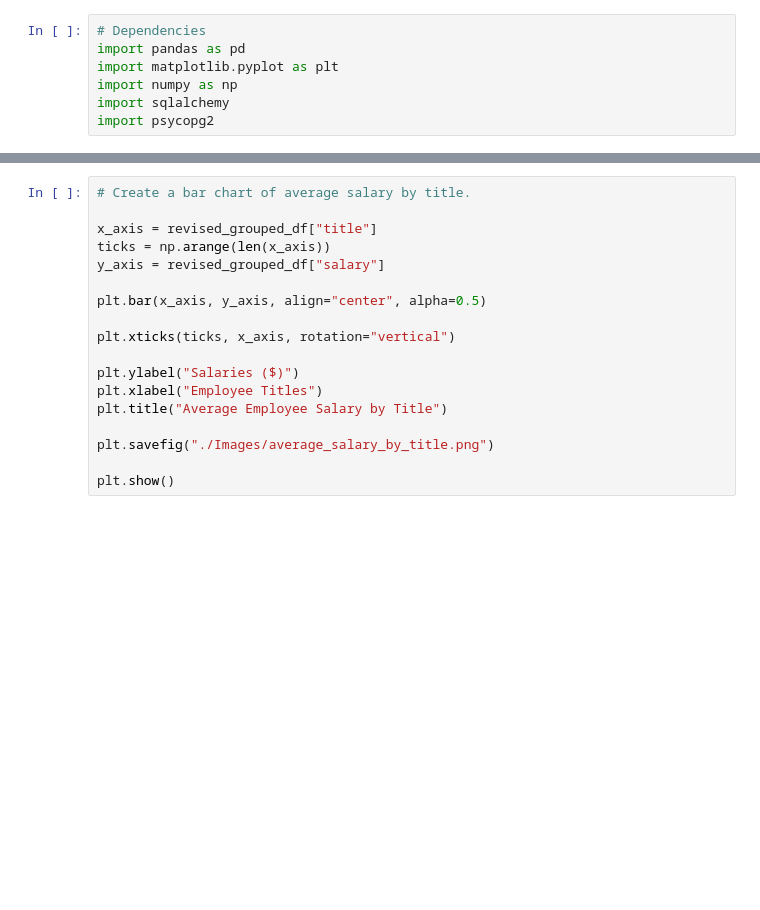
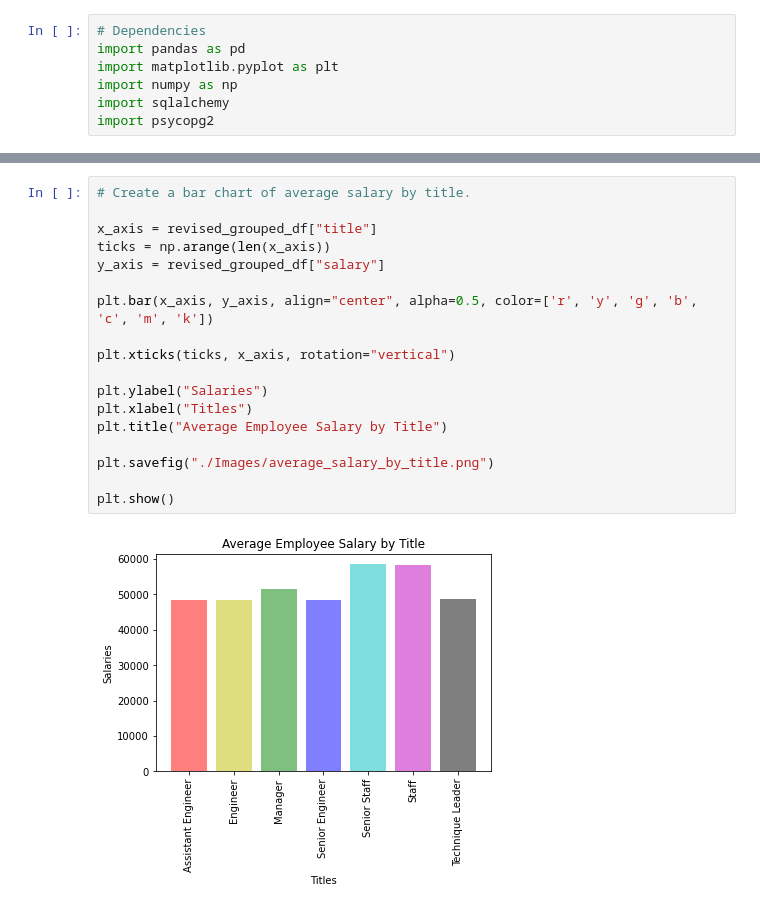
Before and after one commit to HeathMo/SQL_challenge, a Jupyter notebook: Analysis_EmployeeSQL.ipynb, the cells around one changed output, grey strips where cells are left out. Drawn from its saved outputs; the diff is of its cells as text; blank space fills up the shorter version.

```diff
--- a/Analysis_EmployeeSQL.ipynb
+++ b/Analysis_EmployeeSQL.ipynb
@@ -63,19 +131,21 @@ plt.show()
 # %%
 # Create a bar chart of average salary by title.
 
 x_axis = revised_grouped_df["title"]
 ticks = np.arange(len(x_axis))
 y_axis = revised_grouped_df["salary"]
 
-plt.bar(x_axis, y_axis, align="center", alpha=0.5)
+plt.bar(x_axis, y_axis, align="center", alpha=0.5, color=['r', 'y', 'g', 'b', 'c', 'm', 'k'])
 
 plt.xticks(ticks, x_axis, rotation="vertical")
 
-plt.ylabel("Salaries ($)")
-plt.xlabel("Employee Titles")
+plt.ylabel("Salaries")
+plt.xlabel("Titles")
 plt.title("Average Employee Salary by Title")
 
 plt.savefig("./Images/average_salary_by_title.png")
 
 plt.show()
+# %% [output]
+[figure, added]
 # %%
```
Also changed, not shown: parts of 11 cells of this notebook, 1 other file.
